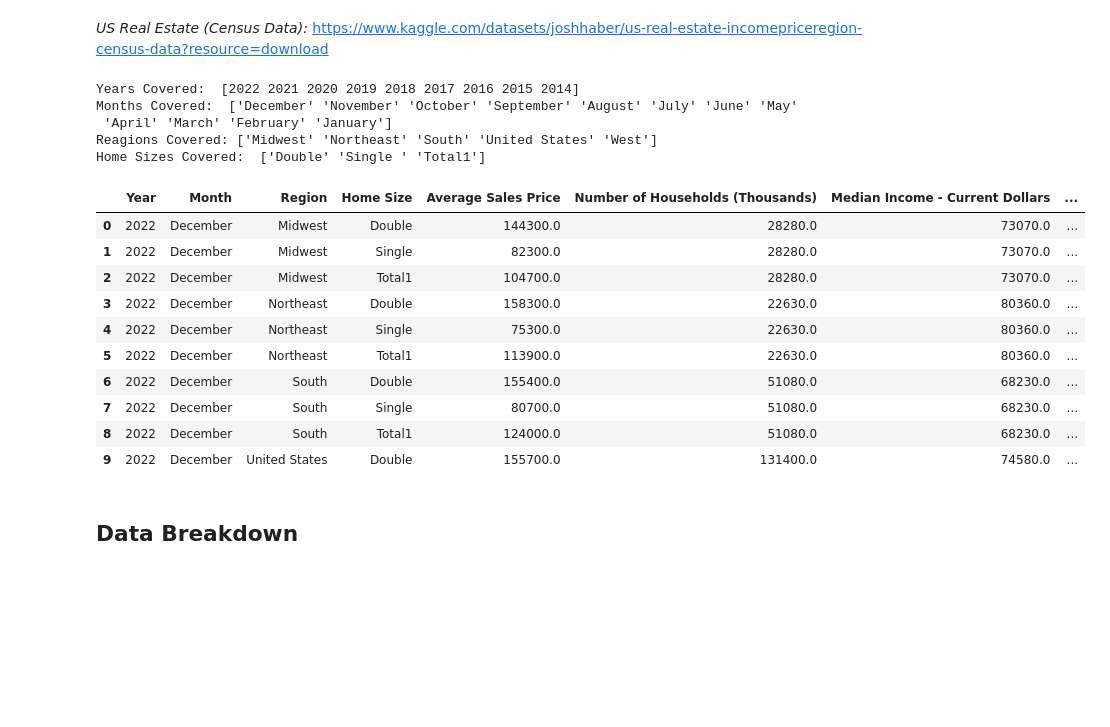
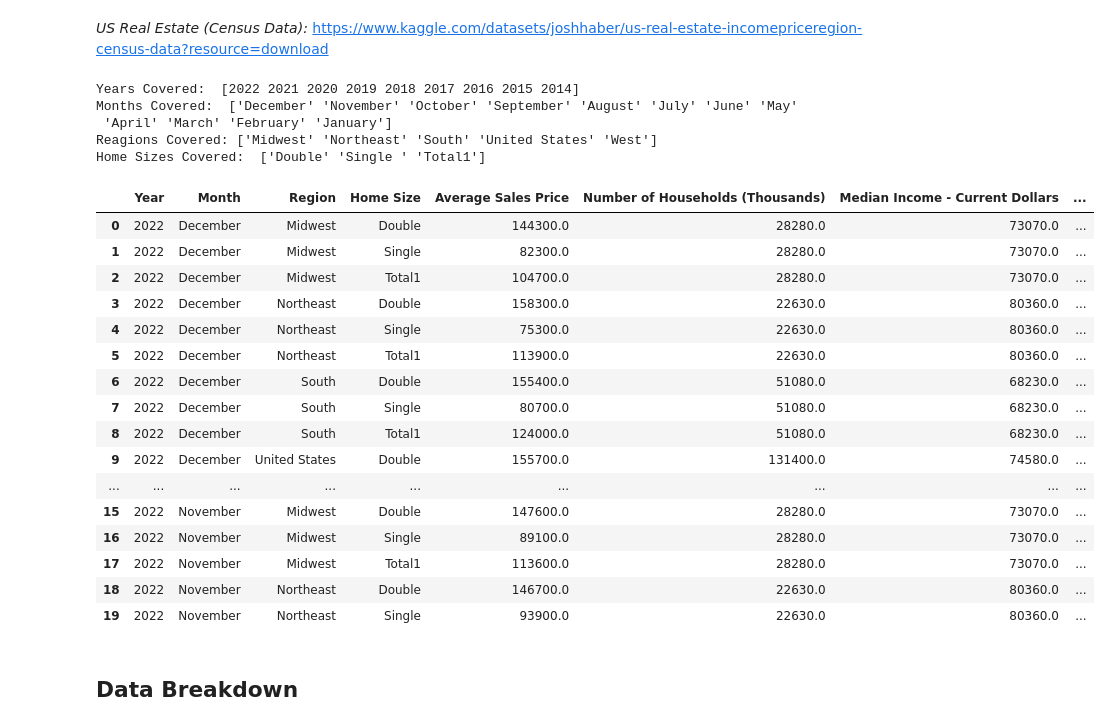
Before and after one commit to lanceweber1998/Analysis-of-US-Real-Estate-Market, a Jupyter notebook: data_analysis.ipynb, the cells around one changed output. Drawn from its saved outputs; the diff is of its cells as text; code cells hidden in the pictures; blank space fills up the shorter version.

```diff
--- a/data_analysis.ipynb
+++ b/data_analysis.ipynb
@@ -24,27 +24,33 @@ import matplotlib.pyplot as plt
 # %%
 real_estate_data = pd.read_csv('RealEstateUnitedStates.csv')
 print('Years Covered: ', real_estate_data.Year.unique())
 print('Months Covered: ', real_estate_data.Month.unique())
 print('Reagions Covered:', real_estate_data.Region.unique())
 print('Home Sizes Covered: ', real_estate_data['Home Size'].unique())
-real_estate_data.head(10)
+real_estate_data.head(20)
 # %% [output]
 Years Covered:  [2022 2021 2020 2019 2018 2017 2016 2015 2014]
 Months Covered:  ['December' 'November' 'October' 'September' 'August' 'July' 'June' 'May'
  'April' 'March' 'February' 'January']
 Reagions Covered: ['Midwest' 'Northeast' 'South' 'United States' 'West']
 Home Sizes Covered:  ['Double' 'Single ' 'Total1']
 |  | Year | Month | Region | Home Size | Average Sales Price | Number of Households (Thousands) | Median Income - Current Dollars | ... |
 | 0 | 2022 | December | Midwest | Double | 144300.0 | 28280.0 | 73070.0 | ... |
 | 1 | 2022 | December | Midwest | Single | 82300.0 | 28280.0 | 73070.0 | ... |
 | 2 | 2022 | December | Midwest | Total1 | 104700.0 | 28280.0 | 73070.0 | ... |
 | 3 | 2022 | December | Northeast | Double | 158300.0 | 22630.0 | 80360.0 | ... |
 | 4 | 2022 | December | Northeast | Single | 75300.0 | 22630.0 | 80360.0 | ... |
 | 5 | 2022 | December | Northeast | Total1 | 113900.0 | 22630.0 | 80360.0 | ... |
 | 6 | 2022 | December | South | Double | 155400.0 | 51080.0 | 68230.0 | ... |
 | 7 | 2022 | December | South | Single | 80700.0 | 51080.0 | 68230.0 | ... |
 | 8 | 2022 | December | South | Total1 | 124000.0 | 51080.0 | 68230.0 | ... |
 | 9 | 2022 | December | United States | Double | 155700.0 | 131400.0 | 74580.0 | ... |
+| ... | ... | ... | ... | ... | ... | ... | ... | ... |
+| 15 | 2022 | November | Midwest | Double | 147600.0 | 28280.0 | 73070.0 | ... |
+| 16 | 2022 | November | Midwest | Single | 89100.0 | 28280.0 | 73070.0 | ... |
+| 17 | 2022 | November | Midwest | Total1 | 113600.0 | 28280.0 | 73070.0 | ... |
+| 18 | 2022 | November | Northeast | Double | 146700.0 | 22630.0 | 80360.0 | ... |
+| 19 | 2022 | November | Northeast | Single | 93900.0 | 22630.0 | 80360.0 | ... |
 # %% [markdown]
 ## Data Breakdown
 # %% [markdown]
```
Also changed, not shown: parts of 15 cells of this notebook.
